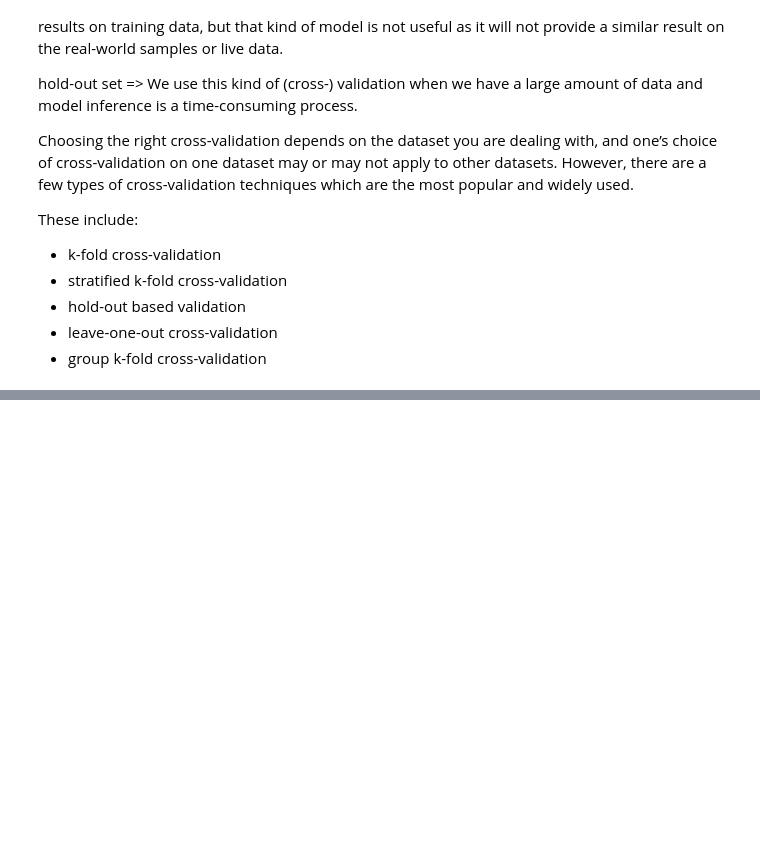
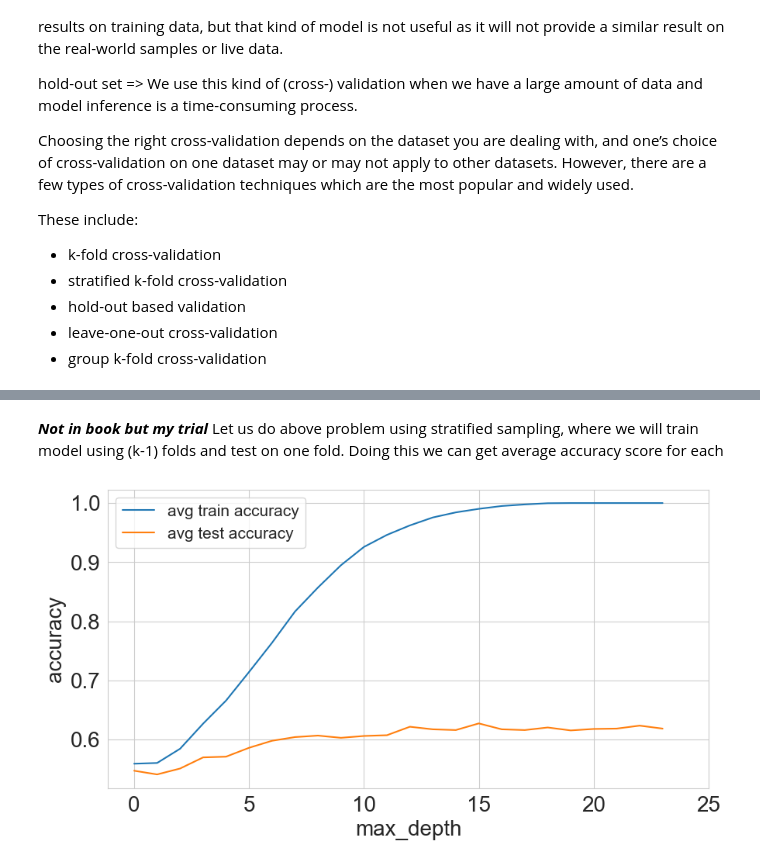
Before and after one commit to jaivrat/aaml, a Jupyter notebook: notebooks/02-decision_tree_and_cross_valid.ipynb, the cells around one changed output, grey strips where cells are left out. Drawn from its saved outputs; the diff is of its cells as text; code cells hidden in the pictures; blank space fills up the shorter version.

```diff
--- a/notebooks/02-decision_tree_and_cross_valid.ipynb
+++ b/notebooks/02-decision_tree_and_cross_valid.ipynb
@@ -230,0 +281,58 @@ tmp.to_csv("train_folds.csv", index=False)
+# %% [markdown]
+***Not in book but my trial***
+Let us do above problem using stratified sampling, where we will train model using (k-1) folds and test on one fold. Doing this we can get average accuracy score for each
+# %%
+from sklearn import model_selection
+
+def create_folds(data, n_splits=5):
+    # we create a new column called kfold and fill it with -1
+    data["kfold"] = -1
+    # the next step is to randomize the rows of the data
+    data = data.sample(frac=1).reset_index(drop=True)
+    # initiate the kfold class from model_selection module
+    kf = model_selection.KFold(n_splits)
+    # fill the new kfold column
+    for fold, (trn_, val_) in enumerate(kf.split(X=data)):
+        data.loc[val_, 'kfold'] = fold
+    return data
+
+
+data = create_folds(df)
+
+avg_test_accuracies=[]
+avg_train_accuracies=[]
+for depth in range(1, 25):
+    train_accuracies = []
+    test_accuracies = []
+    for fold in data.kfold.unique():
+        train_dat = data.loc[data.kfold != fold,]
+        test_dat = data.loc[data.kfold == fold,]
+        # init the model
+        clf = tree.DecisionTreeClassifier(max_depth=depth)
+        # fit the model on given features
+        clf.fit(train_dat[cols], train_dat.quality)
+        # create training & test predictions
+        train_predictions = clf.predict(train_dat[cols])
+        test_predictions = clf.predict(test_dat[cols])
+        # calculate training & test accuracies
+        train_accuracy = metrics.accuracy_score(train_dat.quality, train_predictions)
+        test_accuracy = metrics.accuracy_score(test_dat.quality, test_predictions)
+        # append accuracies
+        train_accuracies.append(train_accuracy)
+        test_accuracies.append(test_accuracy)
+    avg_test_accuracies.append(np.mean(test_accuracies))
+    avg_train_accuracies.append(np.mean(train_accuracies))
+
+# create two plots using matplotlib
+# and seaborn
+plt.figure(figsize=(10, 5))
+sns.set_style("whitegrid")
+plt.plot(avg_train_accuracies, label="avg train accuracy")
+plt.plot(avg_test_accuracies, label="avg test accuracy")
+plt.legend(loc="upper left", prop={'size': 15})
+plt.xticks(range(0, 26, 5))
+plt.xlabel("max_depth", size=20)
+plt.ylabel("accuracy", size=20)
+plt.show()
+# %% [output]
+[figure, added]
```
Also changed, not shown: parts of 10 cells of this notebook.
